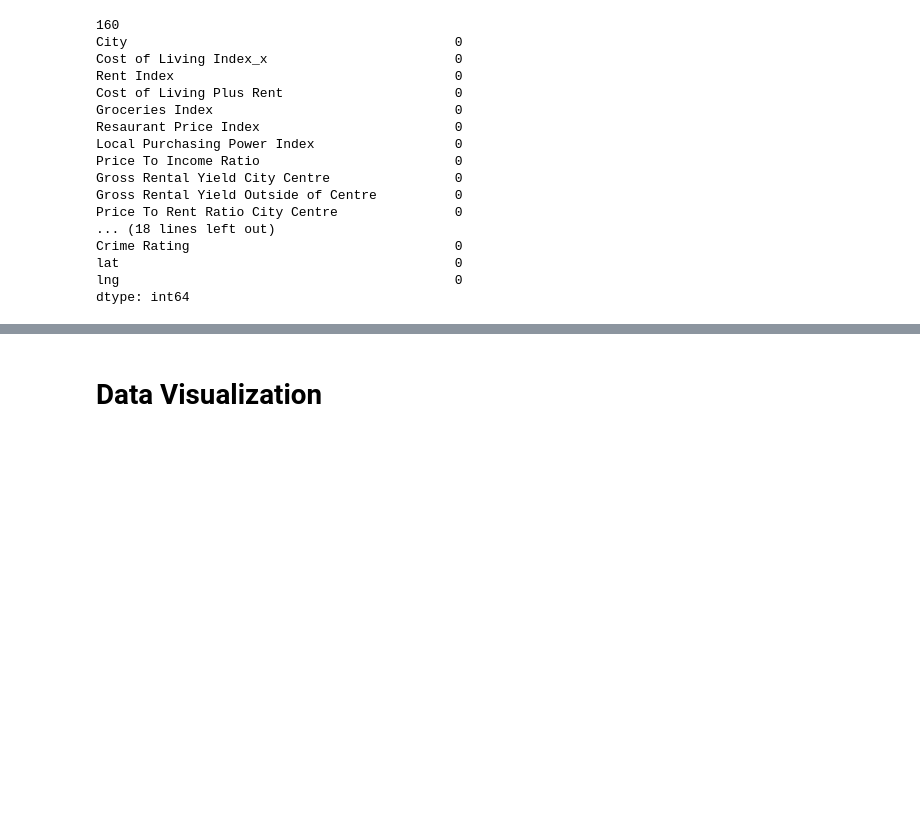
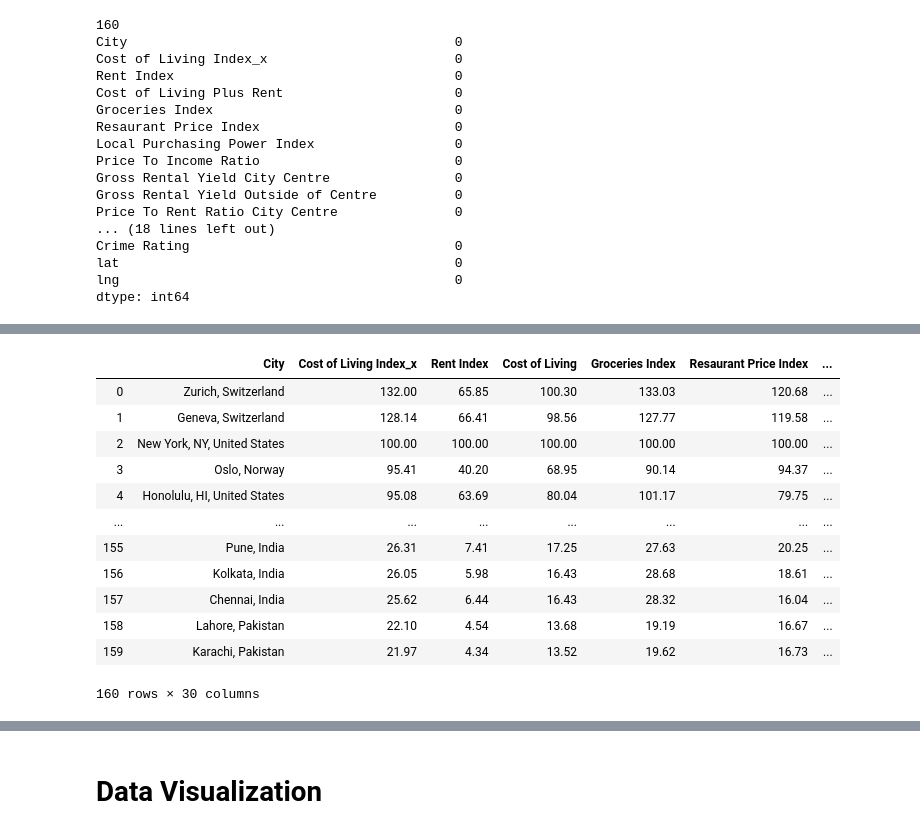
Before and after one commit to b3nb4ggs/tamudatathon2020, a Jupyter notebook: City Search/TAMU_Datathon.ipynb, the cells around one changed output, grey strips where cells are left out. Saved outputs shown, nothing was run; the diff lists cells and outputs as text; code cells hidden in the pictures; blank space fills up the shorter version.

```diff
--- a/City Search/TAMU_Datathon.ipynb
+++ b/City Search/TAMU_Datathon.ipynb
@@ -167,6 +168,22 @@ Index(['City', 'Cost of Living Index_x', 'Rent Index',
       dtype='object')
 # %%
 merged_df = merged_df.rename(columns={"Pollution Max" : "Pollution", "Health Care Mean" : "Health Care", "Cost of Living Plus Rent" : "Cost of Living","Traffic Commute Time Index" : "Traffic Time Index"})
+# %%
+merged_df
+# %% [output]
+|  | City | Cost of Living Index_x | Rent Index | Cost of Living | Groceries Index | Resaurant Price Index | ... |
+| 0 | Zurich, Switzerland | 132.00 | 65.85 | 100.30 | 133.03 | 120.68 | ... |
+| 1 | Geneva, Switzerland | 128.14 | 66.41 | 98.56 | 127.77 | 119.58 | ... |
+| 2 | New York, NY, United States | 100.00 | 100.00 | 100.00 | 100.00 | 100.00 | ... |
+| 3 | Oslo, Norway | 95.41 | 40.20 | 68.95 | 90.14 | 94.37 | ... |
+| 4 | Honolulu, HI, United States | 95.08 | 63.69 | 80.04 | 101.17 | 79.75 | ... |
+| ... | ... | ... | ... | ... | ... | ... | ... |
+| 155 | Pune, India | 26.31 | 7.41 | 17.25 | 27.63 | 20.25 | ... |
+| 156 | Kolkata, India | 26.05 | 5.98 | 16.43 | 28.68 | 18.61 | ... |
+| 157 | Chennai, India | 25.62 | 6.44 | 16.43 | 28.32 | 16.04 | ... |
+| 158 | Lahore, Pakistan | 22.10 | 4.54 | 13.68 | 19.19 | 16.67 | ... |
+| 159 | Karachi, Pakistan | 21.97 | 4.34 | 13.52 | 19.62 | 16.73 | ... |
+160 rows × 30 columns
 # %%
 merged_df = merged_df[['City Name','Country','Purchase Power','Pollution','Health Care','Quality of Life','Cost of Living','Safety Index','Crime Rating','Climate Index','Traffic Time Index','lat','lng']]
 merged_df
```
Also changed, not shown: parts of 5 cells of this notebook.
